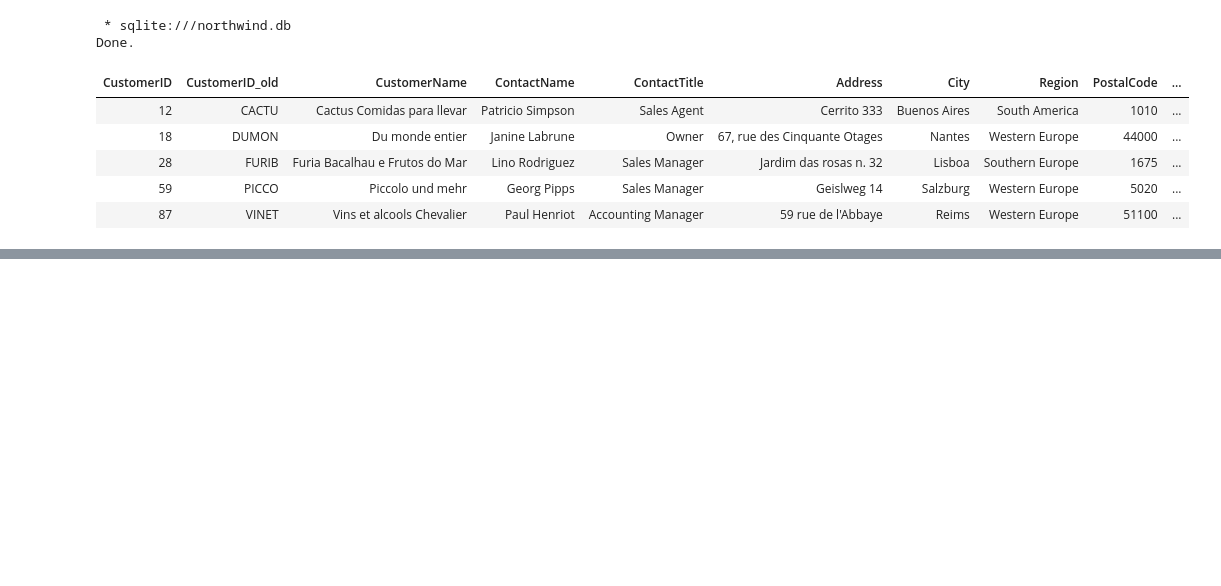
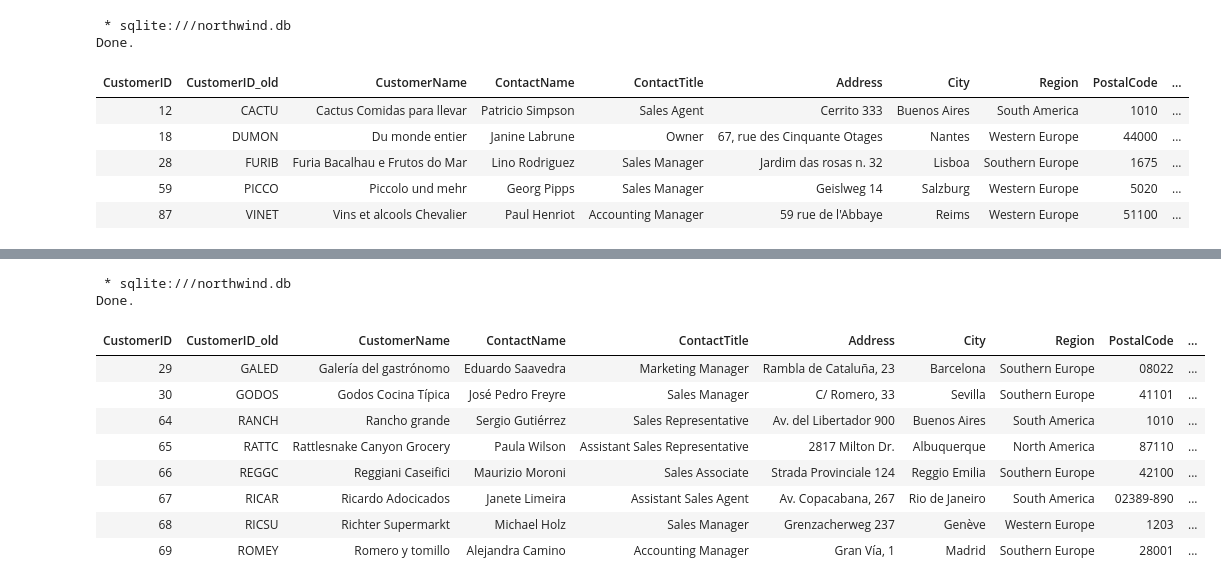
Before and after one commit to MAK8405/SQLHub, a Jupyter notebook: SQL.ipynb, the cells around one changed output, grey strips where cells are left out. Cells and saved outputs as stored; diff of their text form; code cells hidden in the pictures; blank space fills up the shorter version.

```diff
--- a/SQL.ipynb
+++ b/SQL.ipynb
@@ -280,0 +336,17 @@ Done.
+# %%
+%%sql
+SELECT *
+FROM Customers
+WHERE Country = "Spain" AND CustomerName LIKE "G%" OR CustomerName LIKE "R%"
+# %% [output]
+ * sqlite:///northwind.db
+Done.
+| CustomerID | CustomerID_old | CustomerName | ContactName | ContactTitle | Address | City | Region | PostalCode | ... |
+| 29 | GALED | Galería del gastrónomo | Eduardo Saavedra | Marketing Manager | Rambla de Cataluña, 23 | Barcelona | Southern Europe | 08022 | ... |
+| 30 | GODOS | Godos Cocina Típica | José Pedro Freyre | Sales Manager | C/ Romero, 33 | Sevilla | Southern Europe | 41101 | ... |
+| 64 | RANCH | Rancho grande | Sergio Gutiérrez | Sales Representative | Av. del Libertador 900 | Buenos Aires | South America | 1010 | ... |
+| 65 | RATTC | Rattlesnake Canyon Grocery | Paula Wilson | Assistant Sales Representative | 2817 Milton Dr. | Albuquerque | North America | 87110 | ... |
+| 66 | REGGC | Reggiani Caseifici | Maurizio Moroni | Sales Associate | Strada Provinciale 124 | Reggio Emilia | Southern Europe | 42100 | ... |
+| 67 | RICAR | Ricardo Adocicados | Janete Limeira | Assistant Sales Agent | Av. Copacabana, 267 | Rio de Janeiro | South America | 02389-890 | ... |
+| 68 | RICSU | Richter Supermarkt | Michael Holz | Sales Manager | Grenzacherweg 237 | Genève | Western Europe | 1203 | ... |
+| 69 | ROMEY | Romero y tomillo | Alejandra Camino | Accounting Manager | Gran Vía, 1 | Madrid | Southern Europe | 28001 | ... |
```
Also changed, not shown: parts of 4 cells of this notebook.
